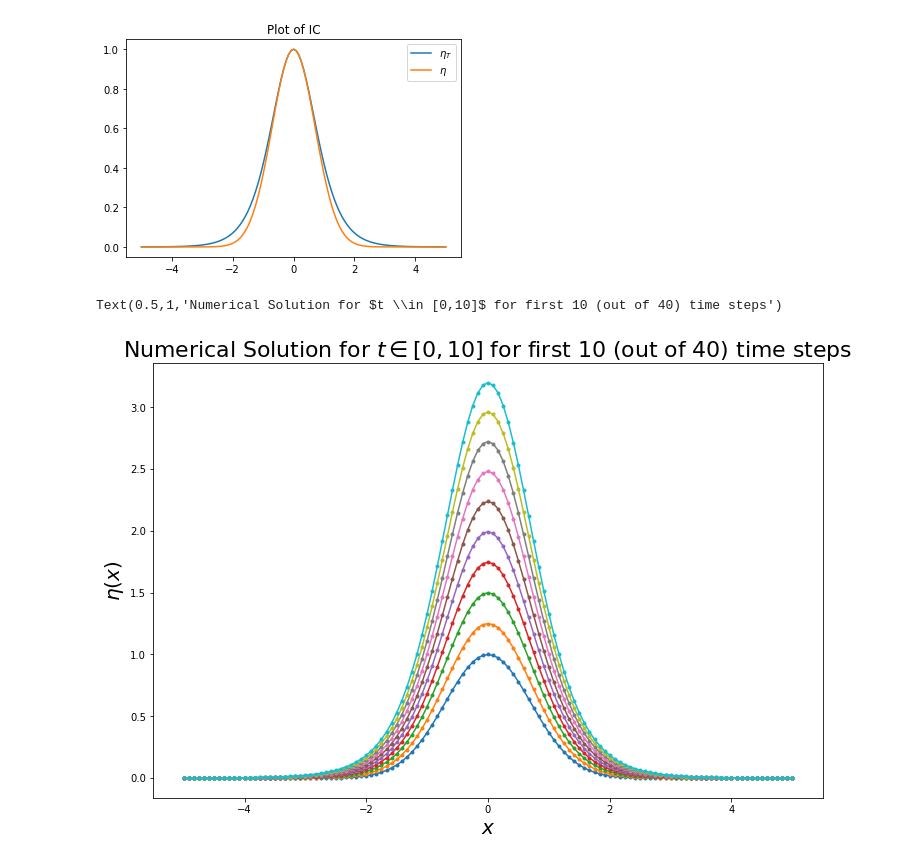
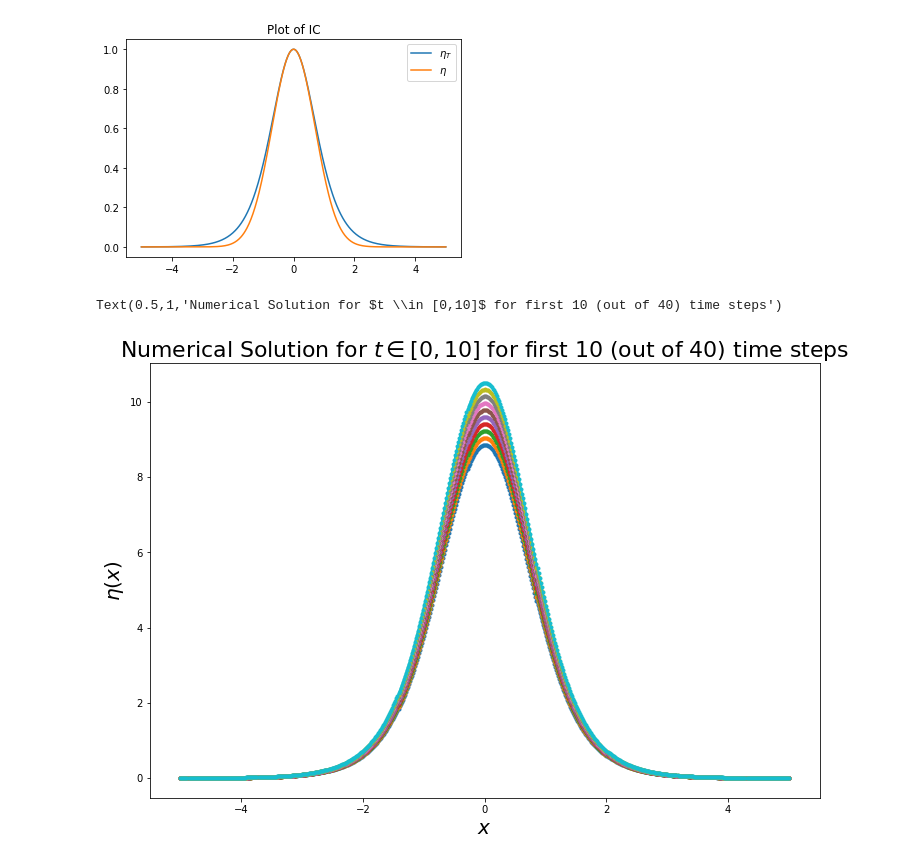
Before and after one commit to sultanaitzhan/Capstone, a Jupyter notebook: Numerical Work/numerical work.ipynb, the cells around one changed output. Saved outputs shown, nothing was run; the diff lists cells and outputs as text; code cells hidden in the pictures.

```diff
--- a/Numerical Work/numerical work.ipynb
+++ b/Numerical Work/numerical work.ipynb
@@ -218,14 +218,14 @@ def G1(xx):
         yy[k] = float(mpmath.sech(10*xx[k]))**2 - float(mpmath.sech(10*xx[k]-20))**2
     return yy
 # %%
-N = 120
+N = 600
 xx = np.linspace(-5,5, N+1)
 g0 = G0(xx)
 g1 = G1(xx)
 mu = 0.01
 t0 = 0
 tf = 10
-numSteps = 40
+numSteps = 50
 
 plt.plot(xx, g0)
 plt.plot(xx, g1)
@@ -237,7 +239,6 @@ plt.legend([r'$\eta_T$', r'$\eta$'])
 # %%
-tt, U, Eta = euler(xx, f1, t0, g0, g1, tf, numSteps, mu)
 plt.figure(figsize=(12,8))
-for k in range(0, 10):
+for k in range(40, 50):
     plt.plot(xx, Eta[k],'.-')
 
 plt.xlabel('$x$',fontsize=20)
@@ -282,14 +283,14 @@ def G1(xx):
         yy[k] = np.exp(-xx[k]**2)
     return yy
 # %%
-N = 120
+N = 600
 xx = np.linspace(-5,5, N+1)
 g0 = G0(xx)
 g1 = G1(xx)
 mu = 0.01
 t0 = 0
 tf = 10
-numSteps = 40
+numSteps = 50
 
 plt.plot(xx, g0)
 plt.plot(xx, g1)
@@ -301,12 +302,12 @@ plt.legend([r'$\eta_T$', r'$\eta$'])
 # %%
 tt, U, Eta = euler(xx, f1, t0, g0, g1, tf, numSteps, mu)
 plt.figure(figsize=(12,8))
-for k in range(0, 10):
+for k in range(40, 50):
     plt.plot(xx, Eta[k],'.-')
 
 plt.xlabel('$x$',fontsize=20)
 plt.ylabel('$\eta(x)$',fontsize=20)
 plt.title('Numerical Solution for $t \in [0,10]$ for first 10 (out of 40) time steps',fontsize=22)
 # %% [output]
 Text(0.5,1,'Numerical Solution for $t \\in [0,10]$ for first 10 (out of 40) time steps')
-[figure, old version]
+[figure, new version]
```
Also changed, not shown: parts of 19 cells of this notebook, 22 other files.
